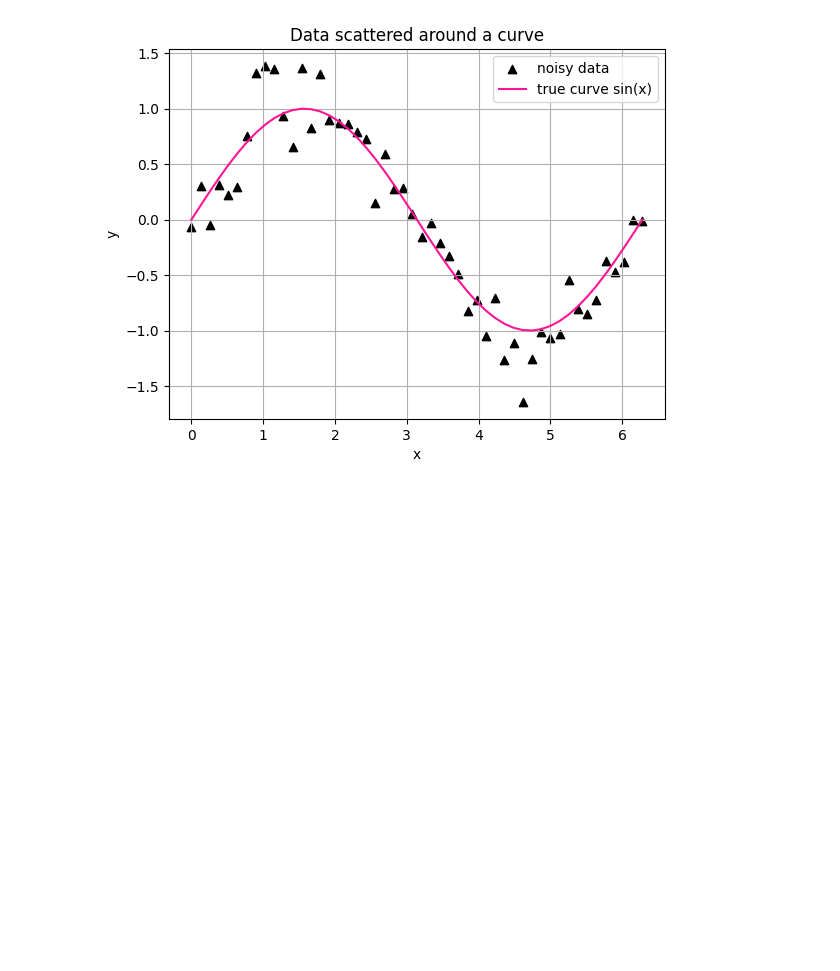
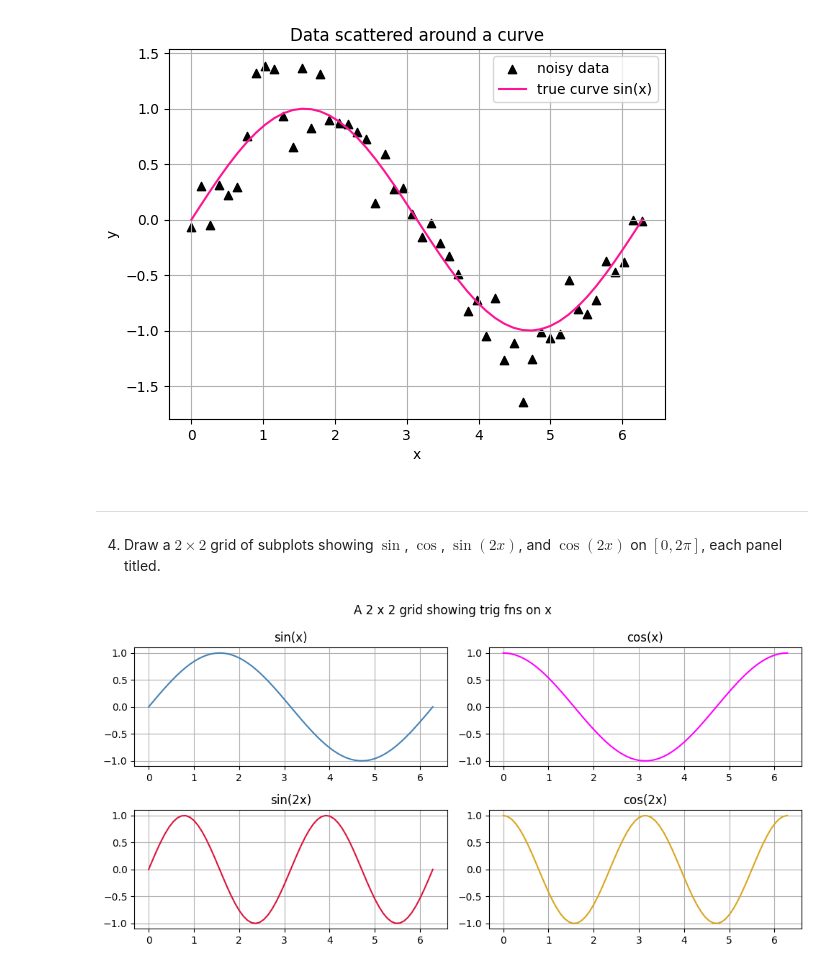
Before and after one commit to JayZeus999/Math-For-ML, a Jupyter notebook: cto-school/02a_plotting_functions.ipynb, the cells around one changed output. Saved outputs shown, nothing was run; the diff lists cells and outputs as text; code cells hidden in the pictures; blank space fills up the shorter version.

Commit message:
Construct a 2 x 2 grid showing 4 trig fns on x

```diff
--- a/cto-school/02a_plotting_functions.ipynb
+++ b/cto-school/02a_plotting_functions.ipynb
@@ -316,3 +316,38 @@ plt.grid(True)
 plt.show()
 # %% [output]
 [figure]
+# %% [markdown]
+___
+4. Draw a $2 \times 2$ grid of subplots showing $\sin$, $\cos$, $\sin(2x)$, and
+   $\cos(2x)$ on $[0, 2\pi]$, each panel titled.
+# %%
+x = np.linspace(0, 2 * np.pi, 70)
+
+a = np.sin(x)
+b = np.cos(x)
+c = np.sin(2 * x)
+d = np.cos(2 * x)
+
+fig, axes = plt.subplots(2, 2, figsize=(10, 5))
+
+axes[0, 0].plot(x, a, color="steelblue")
+axes[0, 0].set_title("sin(x)")
+axes[0, 0].grid(True)
+
+axes[0, 1].plot(x, b, color="fuchsia")
+axes[0, 1].set_title("cos(x)")
+axes[0, 1].grid(True)
+
+axes[1, 0].plot(x, c, color="crimson")
+axes[1, 0].set_title("sin(2x)")
+axes[1, 0].grid(True)
+
+axes[1, 1].plot(x, d, color="goldenrod")
+axes[1, 1].set_title("cos(2x)")
+axes[1, 1].grid(True)
+
+fig.suptitle("A 2 x 2 grid showing trig fns on x")
+fig.tight_layout()
+plt.show()
+# %% [output]
+[figure, added]
```
